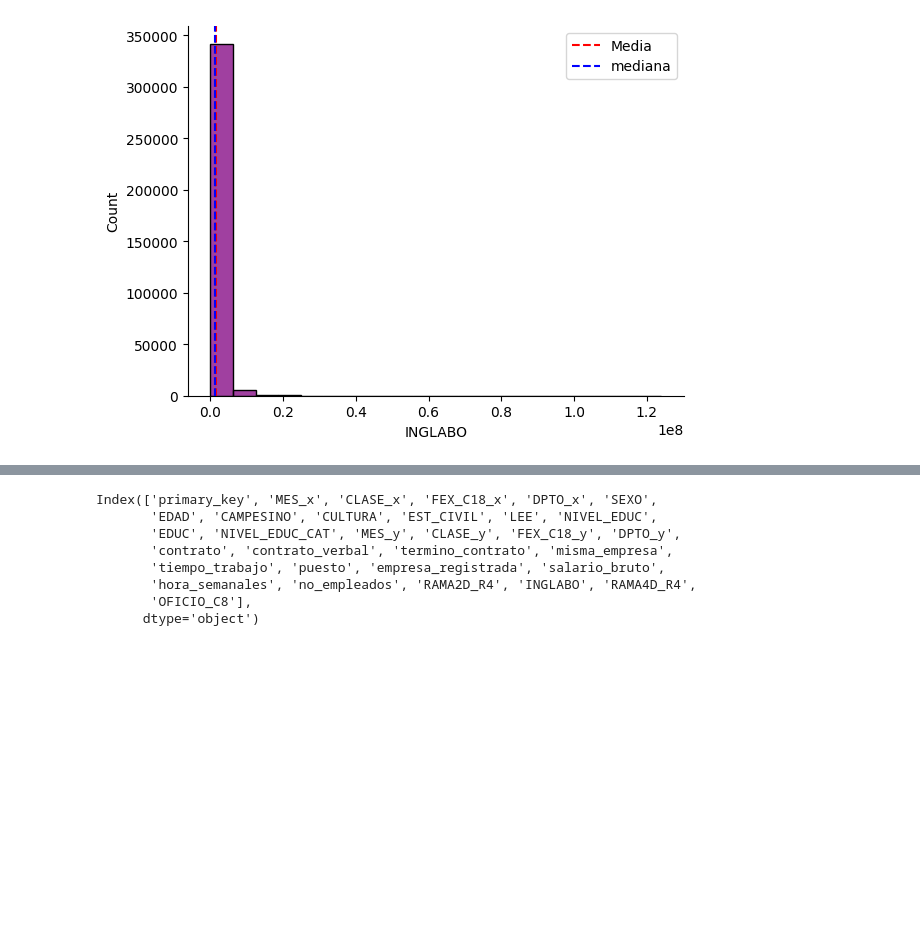
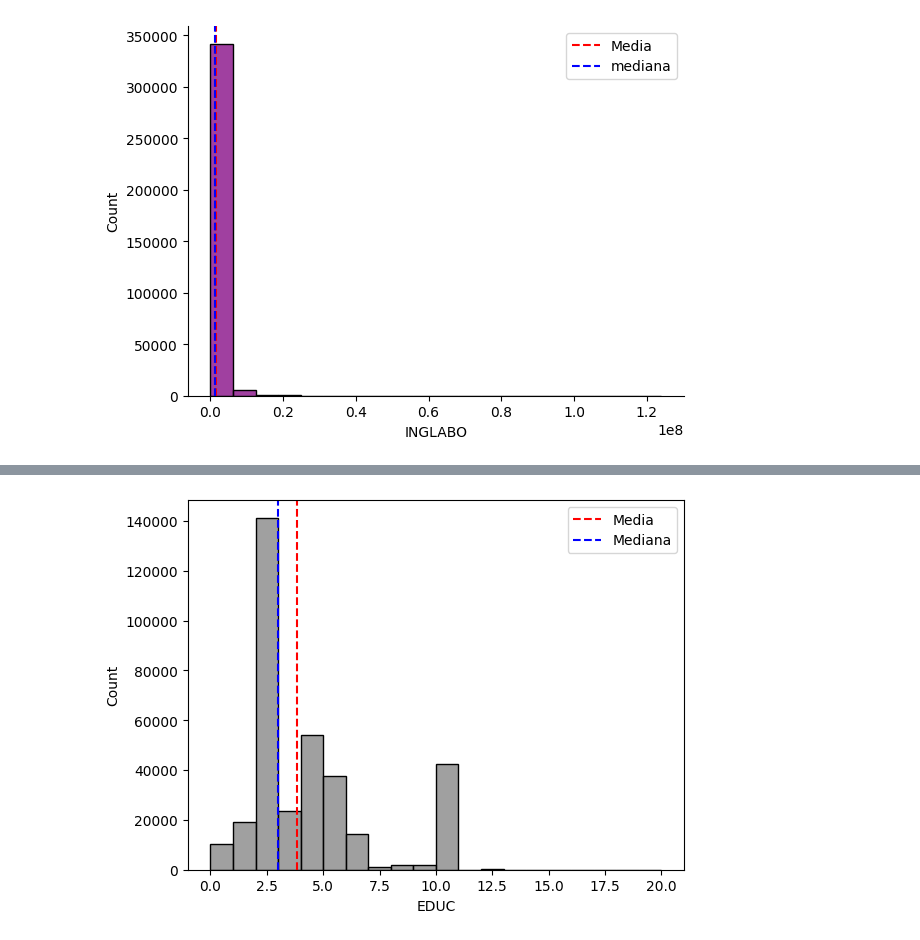
Before and after one commit to julihdez36/Metodos_estadisticos, a Jupyter notebook: Project GEIH 23/1. Estadistica descriptiva.ipynb, the cells around one changed output, grey strips where cells are left out. Cells and saved outputs as stored; diff of their text form; code cells hidden in the pictures; blank space fills up the shorter version.

```diff
--- a/Project GEIH 23/1. Estadistica descriptiva.ipynb
+++ b/Project GEIH 23/1. Estadistica descriptiva.ipynb
@@ -173,11 +174,5 @@ plt.xlim(0,20000000);
-# %%
-df.columns
-# %% [output]
-Index(['primary_key', 'MES_x', 'CLASE_x', 'FEX_C18_x', 'DPTO_x', 'SEXO',
-       'EDAD', 'CAMPESINO', 'CULTURA', 'EST_CIVIL', 'LEE', 'NIVEL_EDUC',
-       'EDUC', 'NIVEL_EDUC_CAT', 'MES_y', 'CLASE_y', 'FEX_C18_y', 'DPTO_y',
-       'contrato', 'contrato_verbal', 'termino_contrato', 'misma_empresa',
-       'tiempo_trabajo', 'puesto', 'empresa_registrada', 'salario_bruto',
-       'hora_semanales', 'no_empleados', 'RAMA2D_R4', 'INGLABO', 'RAMA4D_R4',
-       'OFICIO_C8'],
-      dtype='object')
+# %%
+comparacion_centralidad(df.EDUC, color_bars= 'gray')
+sns.despine;
+# %% [output]
+[figure, added]
```
Also changed, not shown: parts of 4 cells of this notebook.
